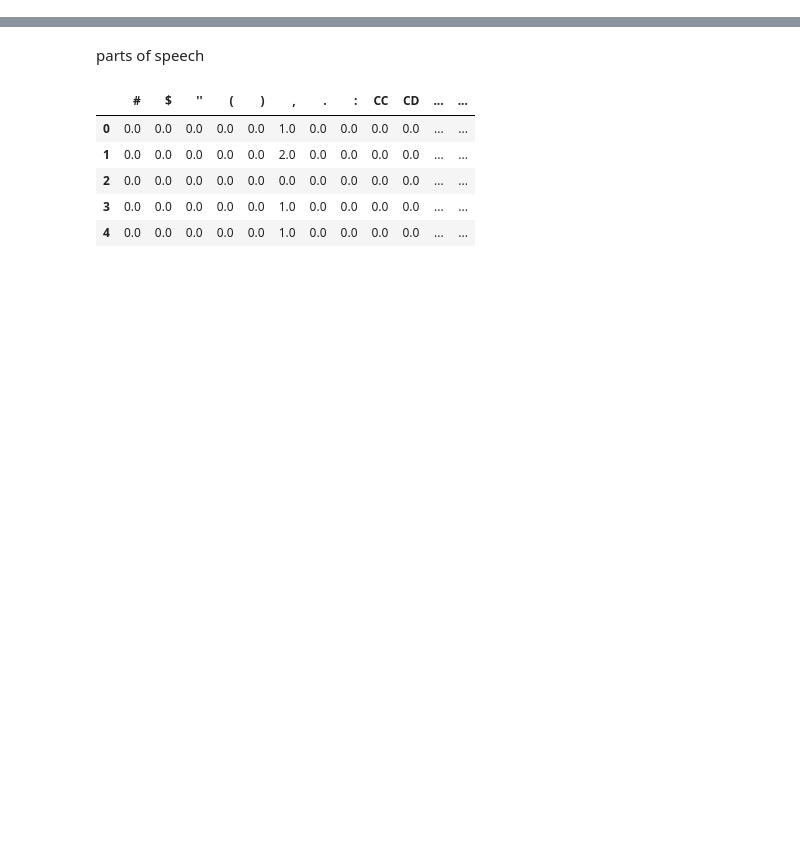
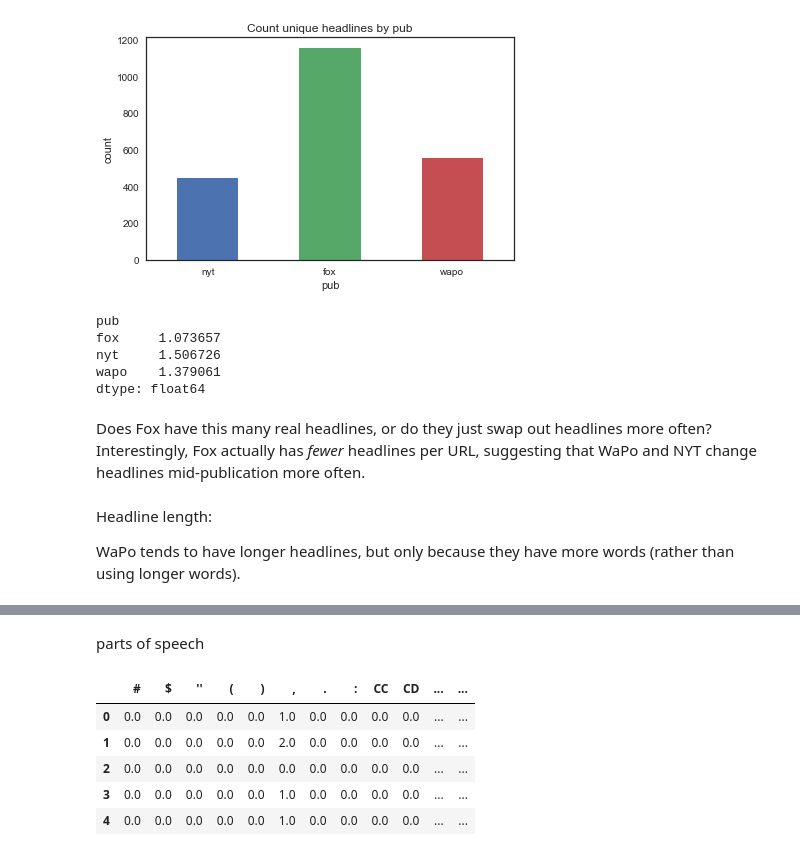
Before and after one commit to MatthewChatham/media, a Jupyter notebook: viz.ipynb, the cells around one changed output, grey strips where cells are left out. Saved outputs shown, nothing was run; the diff lists cells and outputs as text; code cells hidden in the pictures; blank space fills up the shorter version.

Commit message:
cleaning, vocabulary, length, playing with nltk/textblob, vectorization, failed dimensionality reduction

```diff
--- a/viz.ipynb
+++ b/viz.ipynb
@@ -279,0 +248,19 @@ headlines.groupby('pub').count()['len'].plot(kind='bar', title='counts')
+# %%
+ax = headlines.groupby('pub').apply(lambda grp: grp['url'].unique().shape[0])[['nyt', 'fox', 'wapo']].plot(kind='bar', title='Count unique headlines by pub')
+ax.set(ylabel='count')
+[tick.set_rotation(0) for tick in ax.get_xticklabels()]
+plt.tight_layout()
+# %% [output]
+[figure, added]
+# %%
+ct_headlines = headlines.groupby('pub').apply(lambda grp: grp['text'].unique().shape[0])
+ct_urls = headlines.groupby('pub').apply(lambda grp: grp['url'].unique().shape[0])
+ct_headlines / ct_urls
+# %% [output]
+pub
+fox     1.073657
+nyt     1.506726
+wapo    1.379061
+dtype: float64
+# %% [markdown]
+Does Fox have this many real headlines, or do they just swap out headlines more often? Interestingly, Fox actually has _fewer_ headlines per URL, suggesting that WaPo and NYT change headlines mid-publication more often.
@@ -279,0 +272,4 @@ headlines.groupby('pub').count()['len'].plot(kind='bar', title='counts')
+# %% [markdown]
+Headline length:
+
+WaPo tends to have longer headlines, but only because they have more words (rather than using longer words).
```
Also changed, not shown: parts of 118 cells of this notebook.
